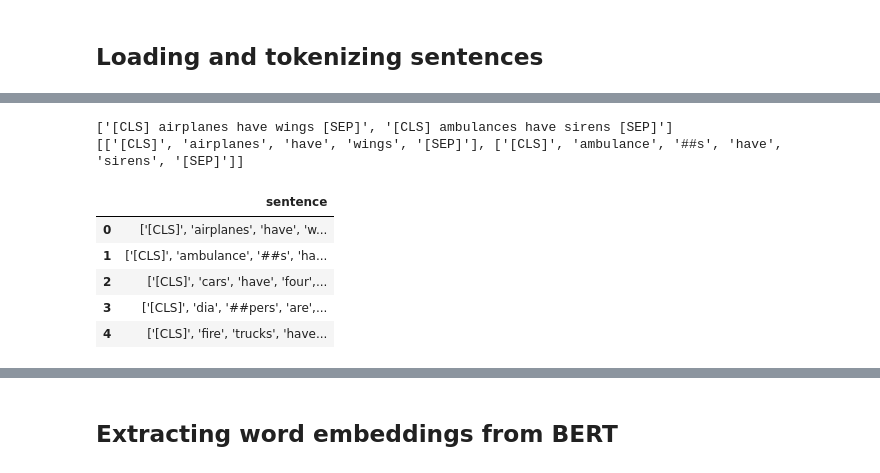
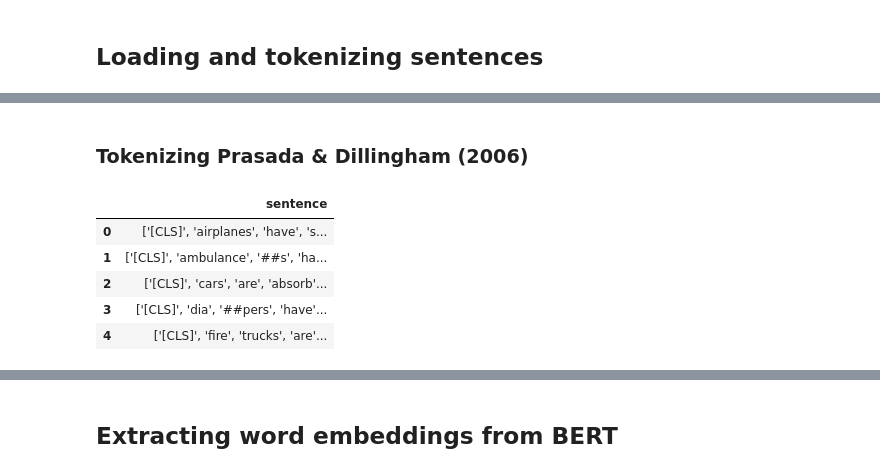
Before and after one commit to jvparidon/principled-versus-statistical, a Jupyter notebook: et_tu_BERTe.ipynb, the cells around one changed output, grey strips where cells are left out. Cells and saved outputs as stored; diff of their text form; code cells hidden in the pictures.

```diff
--- a/et_tu_BERTe.ipynb
+++ b/et_tu_BERTe.ipynb
@@ -22,0 +14,10 @@ display(df.head())
+# %%
+# load Prasada & Dillingham (2006) sentences
+df_2006 = pd.read_csv('data/prasada_2006_sentences.csv')
+df_2006.columns = df_2006.columns.str.replace('.', '_')
+display(df_2006.head())
+
+# load Prasada et al. (2013) sentences
+df_2013 = pd.read_csv('data/prasada_2013_sentences.csv')
+df_2013.columns = df_2013.columns.str.replace('.', '_')
+display(df_2013.head())
@@ -23,3 +37,5 @@ display(df.head())
 # %%
 # load BERT tokenizer
 tokenizer = BertTokenizer.from_pretrained('bert-base-uncased')
+# %% [markdown]
+### Tokenizing Prasada & Dillingham (2006)
@@ -26,26 +73,16 @@ tokenizer = BertTokenizer.from_pretrained('bert-base-uncased')
 # %%
-# grab sentences
-sentences = list(df['item'])
-
-# add markers
-sentences = [f'[CLS] {sentence} [SEP]' for sentence in sentences]
-print(sentences[0:2])
-
-# tokenize
-tokenized = [tokenizer.tokenize(sentence) for sentence in sentences]
-print(tokenized[0:2])
+# tokenize Prasada & Dillingham (2006) sentences
+tokenized_2006, token_tensor_2006, class_tensor_2006 = tokenize(list(df_2006['item']), tokenizer)
 
 # write to dataframe so we can manually annotate start and end indices of each concept
-annotate_tokens = [str(sentence) for sentence in tokenized]
-df_annotate = pd.DataFrame(annotate_tokens, columns=['sentence'])
-display(df_annotate.head())
-df_annotate.to_csv('annotate.tsv', index=False, sep='\t')
+annotate_tokens = [str(sentence) for sentence in tokenized_2006]
+df = pd.DataFrame(annotate_tokens, columns=['sentence'])
+display(df.head())
+df.to_csv('data/prasada_2006_tokenized.tsv', index=False, sep='\t')
 # %% [output]
-['[CLS] airplanes have wings [SEP]', '[CLS] ambulances have sirens [SEP]']
-[['[CLS]', 'airplanes', 'have', 'wings', '[SEP]'], ['[CLS]', 'ambulance', '##s', 'have', 'sirens', '[SEP]']]
 |  | sentence |
-| 0 | ['[CLS]', 'airplanes', 'have', 'w... |
+| 0 | ['[CLS]', 'airplanes', 'have', 's... |
 | 1 | ['[CLS]', 'ambulance', '##s', 'ha... |
-| 2 | ['[CLS]', 'cars', 'have', 'four',... |
-| 3 | ['[CLS]', 'dia', '##pers', 'are',... |
-| 4 | ['[CLS]', 'fire', 'trucks', 'have... |
+| 2 | ['[CLS]', 'cars', 'are', 'absorb'... |
+| 3 | ['[CLS]', 'dia', '##pers', 'have'... |
+| 4 | ['[CLS]', 'fire', 'trucks', 'are'... |
```
Also changed, not shown: parts of 43 cells of this notebook, 10 other files.
